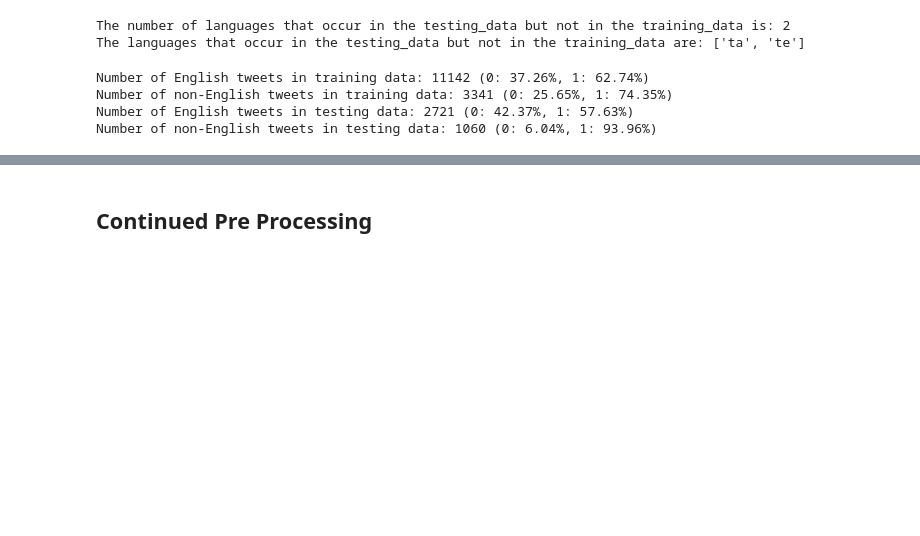
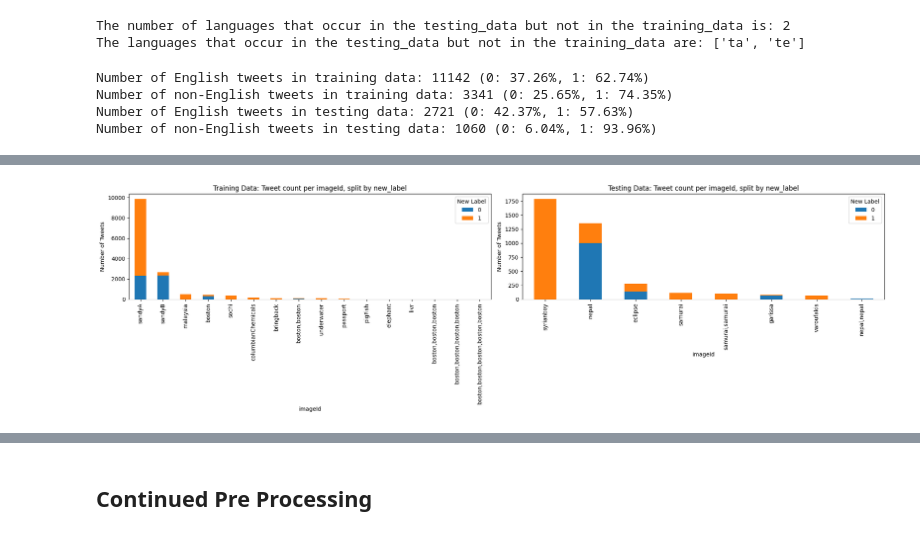
Before and after one commit to JTidbury2/FalseTweetClassifier, a Jupyter notebook: Source_code.ipynb, the cells around one changed output, grey strips where cells are left out. Cells and saved outputs as stored; diff of their text form; code cells hidden in the pictures; blank space fills up the shorter version.

Commit message:
final commit, just need to run it all, get hyper paramets and check for plagerism

```diff
--- a/Source_code.ipynb
+++ b/Source_code.ipynb
@@ -1045,0 +799,60 @@ Name: cleanText, dtype: object
+# %%
+# Since the number of different imageIds is huge , plotting the distribution of the imageIds is not super useful (we cant see the name of the imageIds)
+# To fix this we shorten the imageIds to only include the first part of the imageId (before the first underscore)
+# When this is done only the event the image is describing is shown and not the quirks of the imageId itself
+
+# The following function remove the rest of the imageId after the first underscore and returns the shortened imageId to the list
+def process_img_names(img_names):
+    if isinstance(img_names, str):
+        # Split each image name at the first underscore and take the first part
+        processed_names = [img.split('_')[0] for img in img_names.split(',')]
+        # Join the processed names back into a single string separated by commas
+        return ','.join(processed_names)
+    else:
+        # Return empty string or NaN if the original value is not a string
+        return ''
+
+# Apply the function to the imgs column
+training_data['short_imgs'] = training_data['imageId(s)'].apply(process_img_names)
+testing_data['short_imgs'] = testing_data['imageId(s)'].apply(process_img_names)
+# %%
+# Plotting the number of tweets using a certain imageId in the training data only for the both new labels
+# The proportion of each label using each imageId can also be seen on the graph
+
+# Group and count for training data
+grouped_counts_train = training_data.groupby(['short_imgs', 'new_label']).size().unstack(fill_value=0)
+grouped_counts_train['total'] = grouped_counts_train.sum(axis=1)
+grouped_counts_sorted_train = grouped_counts_train.sort_values(by='total', ascending=False)
+del grouped_counts_sorted_train['total']
+
+# Group and count for testing data
+grouped_counts_test = testing_data.groupby(['short_imgs', 'new_label']).size().unstack(fill_value=0)
+grouped_counts_test['total'] = grouped_counts_test.sum(axis=1)
+grouped_counts_sorted_test = grouped_counts_test.sort_values(by='total', ascending=False)
+del grouped_counts_sorted_test['total']
+
+# Plotting
+fig, axes = plt.subplots(nrows=1, ncols=2, figsize=(20, 6))
+
+# Plot for training data
+grouped_counts_sorted_train.plot(kind='bar', stacked=True, ax=axes[0])
+axes[0].set_title('Training Data: Tweet count per imageId, split by new_label')
+axes[0].set_xlabel('imageId')
+axes[0].set_ylabel('Number of Tweets')
+axes[0].tick_params(axis='x', rotation=90)
+axes[0].legend(title='New Label')
+
+# Plot for testing data
+grouped_counts_sorted_test.plot(kind='bar', stacked=True, ax=axes[1])
+axes[1].set_title('Testing Data: Tweet count per imageId, split by new_label')
+axes[1].set_xlabel('imageId')
+axes[1].set_ylabel('Number of Tweets')
+axes[1].tick_params(axis='x', rotation=90)
+axes[1].legend(title='New Label')
+
+plt.tight_layout()
+plt.show()
+# The plot show that there is no overlap between the events convered by the imageIds in the training and testing data
+# This means that the model will not be able to learn from the imageIds in the training data and apply this to the testing data
+# %% [output]
+[figure, added]
```
Also changed, not shown: parts of 121 cells of this notebook.
